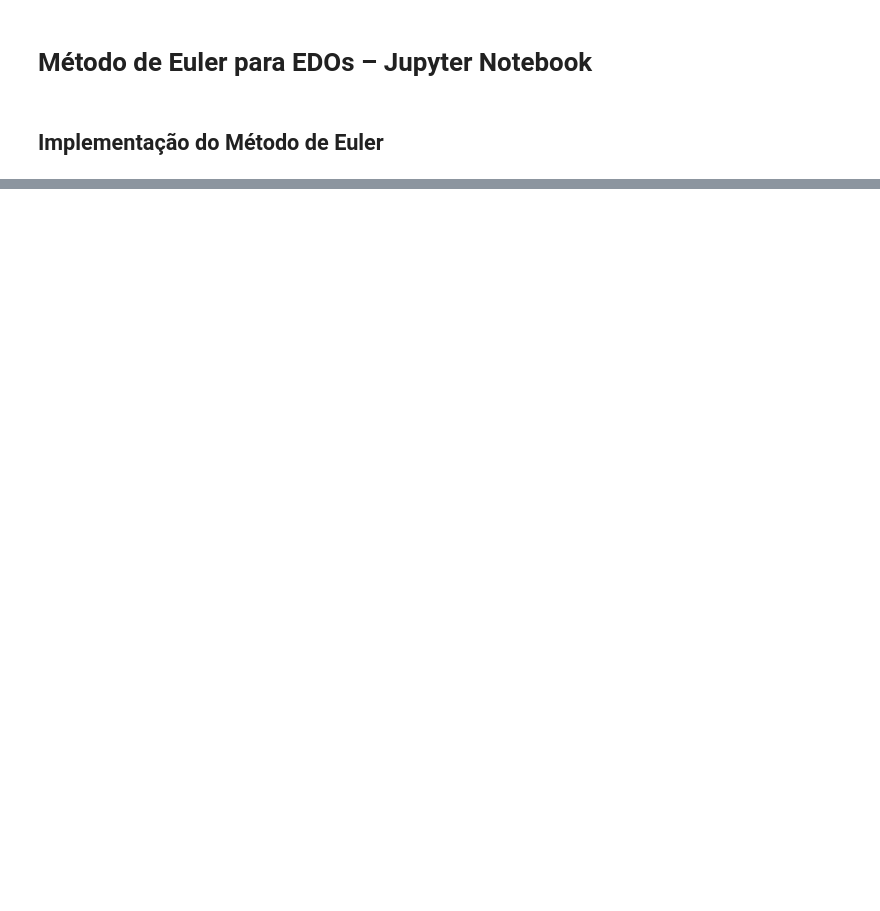
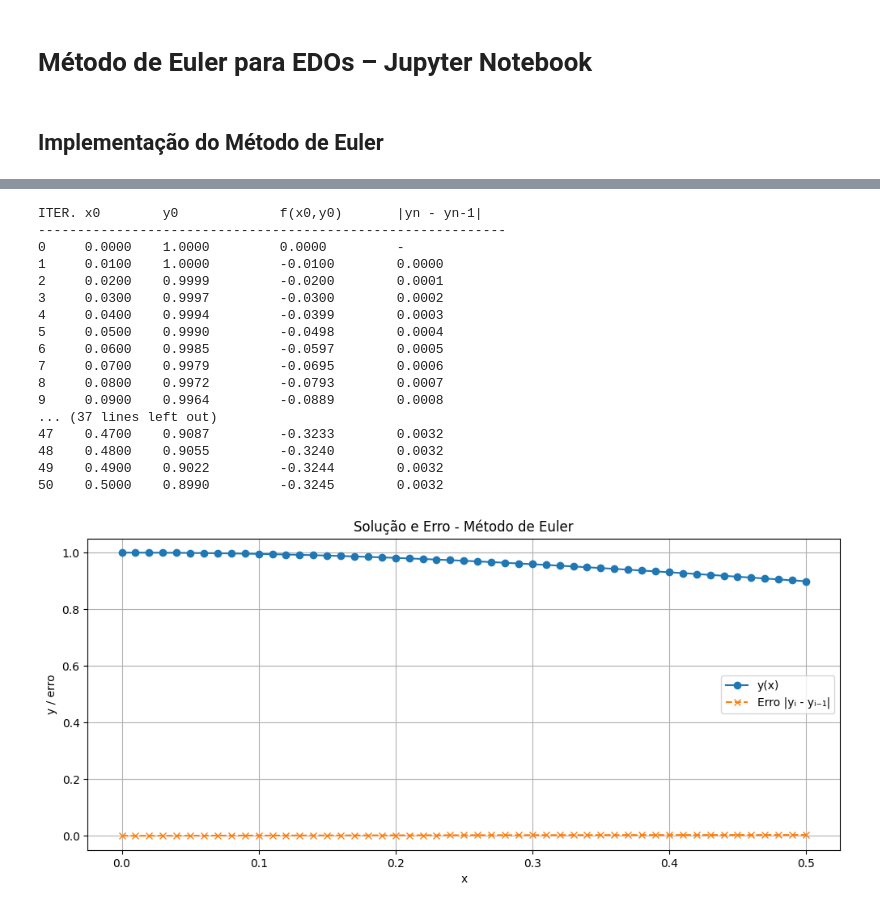
Before and after one commit to Xmagnop/NumericCalculations, a Jupyter notebook: EDOMethods/euler.ipynb, the cells around one changed output, grey strips where cells are left out. Cells and saved outputs as stored; diff of their text form; code cells hidden in the pictures; blank space fills up the shorter version.

```diff
--- a/EDOMethods/euler.ipynb
+++ b/EDOMethods/euler.ipynb
@@ -76,0 +113,30 @@ ITER. x0        y0             f(x0,y0)       |yn - yn-1|
+# %%
+# Definição da função diferencial
+f = lambda x, y: x**(3) - (x * y)
+
+# Condições iniciais
+x0 = 0
+y0 = 1
+h = 0.01
+n = 50
+
+x_vals, y_vals = euler_com_tabela(f, x0, y0, h, n)
+# %% [output]
+ITER. x0        y0             f(x0,y0)       |yn - yn-1|
+------------------------------------------------------------
+0     0.0000    1.0000         0.0000         -
+1     0.0100    1.0000         -0.0100        0.0000
+2     0.0200    0.9999         -0.0200        0.0001
+3     0.0300    0.9997         -0.0300        0.0002
+4     0.0400    0.9994         -0.0399        0.0003
+5     0.0500    0.9990         -0.0498        0.0004
+6     0.0600    0.9985         -0.0597        0.0005
+7     0.0700    0.9979         -0.0695        0.0006
+8     0.0800    0.9972         -0.0793        0.0007
+9     0.0900    0.9964         -0.0889        0.0008
+... (37 lines left out)
+47    0.4700    0.9087         -0.3233        0.0032
+48    0.4800    0.9055         -0.3240        0.0032
+49    0.4900    0.9022         -0.3244        0.0032
+50    0.5000    0.8990         -0.3245        0.0032
+[figure, added]
```
Also changed, not shown: parts of 5 cells of this notebook, 3 other files.
